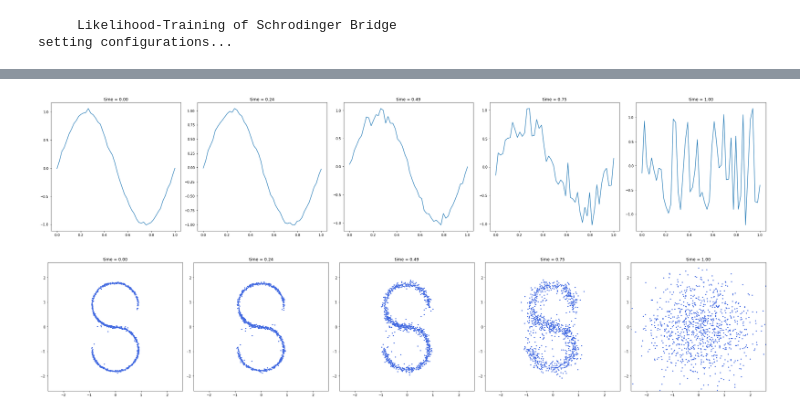
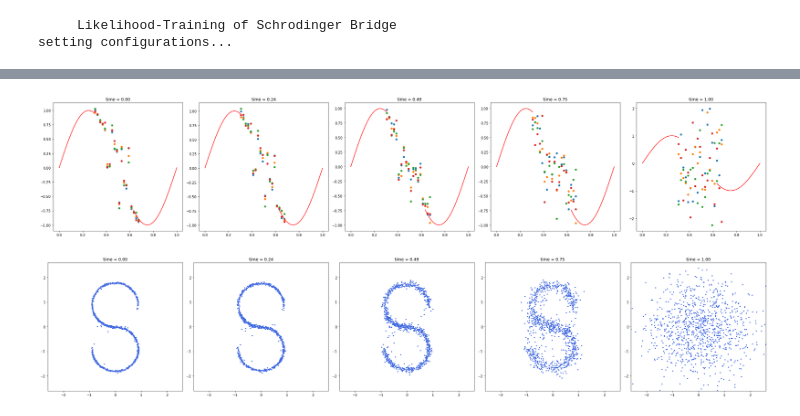
Before and after one commit to xuangu-fang/Condition-Schrodinger-Bridge, a Jupyter notebook: joint-1dts/test-fang-1d-sin.ipynb, the cells around one changed output, grey strips where cells are left out. Saved outputs shown, nothing was run; the diff lists cells and outputs as text; code cells hidden in the pictures.

Commit message:
1d-ts-mask-done

```diff
--- a/joint-1dts/test-fang-1d-sin.ipynb
+++ b/joint-1dts/test-fang-1d-sin.ipynb
@@ -140,0 +146,15 @@ for i in range(opt.samp_bs):
+# %%
+with torch.no_grad():
+    x_condi_test = np.multiply(run.p.data,run.p.mask_obs)
+    x_condi_test = torch.Tensor(x_condi_test.reshape(1,-1)).repeat(run.p.batch_size,1).to(opt.device)
+    x_condi_test = x_condi_test.unsqueeze(1).repeat(1,opt.interval,1)
+    x_condi_repeat = util.flatten_dim01(x_condi_test)
+    policy_b.net.set_x_condi(x_condi_repeat)
+
+    ts      = run.ts
+    policy_b = run.z_b
+    xs_b, _, _ =run.dyn.sample_traj(ts, policy_b, save_traj=True)
+
+for i in range(opt.samp_bs):
+    plt.plot(np.linspace(0,1,opt.data_dim[0]),xs_b[i,0,:].cpu())
+plt.plot(np.linspace(0,1,opt.data_dim[0]),x_condi_test[0,0,:].cpu())
@@ -141,35 +175,64 @@ for i in range(opt.samp_bs):
 # %%
+
 # for 1-d sin visulization
-# with torch.no_grad():
-#     ts      = run.ts
-#     policy_b = run.z_b
-#     xs_b, _, _ =run.dyn.sample_traj(ts, policy_b, save_traj=True)
+with torch.no_grad():
+    ts      = run.ts
+    policy_b = run.z_b
+    xs_b, _, _ =run.dyn.sample_traj(ts, policy_b, save_traj=True)
 direction='backward'
 traj = xs_b
 n_snapshot = 5
 lims = [-2.6, 2.6]
 
 total_steps = opt.interval#traj.shape[1]
 sample_steps = np.linspace(0, total_steps-1, n_snapshot).astype(int)
 fig, axs = plt.subplots(1, n_snapshot)
 fig.set_size_inches(n_snapshot*6, 6)
 color = 'salmon' if direction=='forward' else 'royalblue'
 
 x = np.linspace(0,1,opt.data_dim[0])
 
+index_test = np.nonzero(run.p.mask_test)
+index_train = np.nonzero(run.p.mask_obs)
+
+index_train1 = np.concatenate([np.arange(0,16)])
+index_train2 = np.concatenate([np.arange(31,50)])
+index_test = np.concatenate([np.arange(15,34)])
+
+
+
 for ax, step in zip(axs, sample_steps):
 
     # ax.scatter(traj[:,step,0],traj[:,step,1], s=5, color=color)
     # ax.scatter(x,traj[0,step,:], s=5, color=color)
-    ax.plot(x,traj[0,step,:])
+    # ax.scatter(x[index_test],traj[0,step,index_test].squeeze())
+
+    # ax.plot(x[index_test],traj[:,step,index_test].mean(0).squeeze())
+
+    ax.scatter(x[index_test],traj[0,step,index_test].squeeze(),s=25)
+    ax.scatter(x[index_test],traj[1,step,index_test].squeeze(),s=25)
+    ax.scatter(x[index_test],traj[2,step,index_test].squeeze(),s=25)
+    ax.scatter(x[index_test],traj[3,step,index_test].squeeze(),s=25)
+
+    # ax.plot(x[index_test],traj[0,step,index_test].squeeze())
+    # ax.plot(x[index_test],traj[1,step,index_test].squeeze())
+    # ax.plot(x[index_test],traj[2,step,index_test].squeeze())
+    # ax.plot(x[index_test],traj[3,step,index_test].squeeze())
+
+
+
+
+    ax.plot(x[index_train1],np.sin(x[index_train1]*2*np.pi),'red')
+    ax.plot(x[index_train2],np.sin(x[index_train2]*2*np.pi),'red')
+
 
 
     # ax.set_xlim(*lims)
     # ax.set_ylim(*lims)
     ax.set_title('time = {:.2f}'.format(step/(total_steps-1)*opt.T))
 fig.tight_layout()
 # %% [output]
-[figure, old version]
+[figure, new version]
 # %%
 # for S-scurve visulization
 with torch.no_grad():
```
Also changed, not shown: parts of 7 cells of this notebook, 5 other files.
